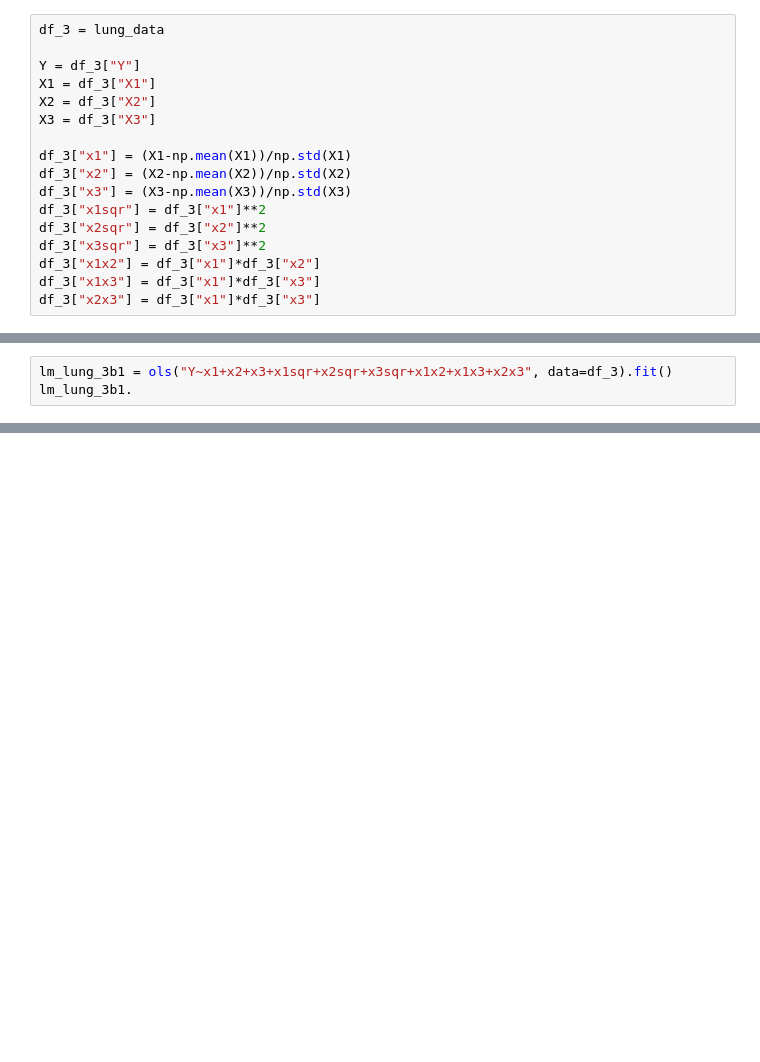
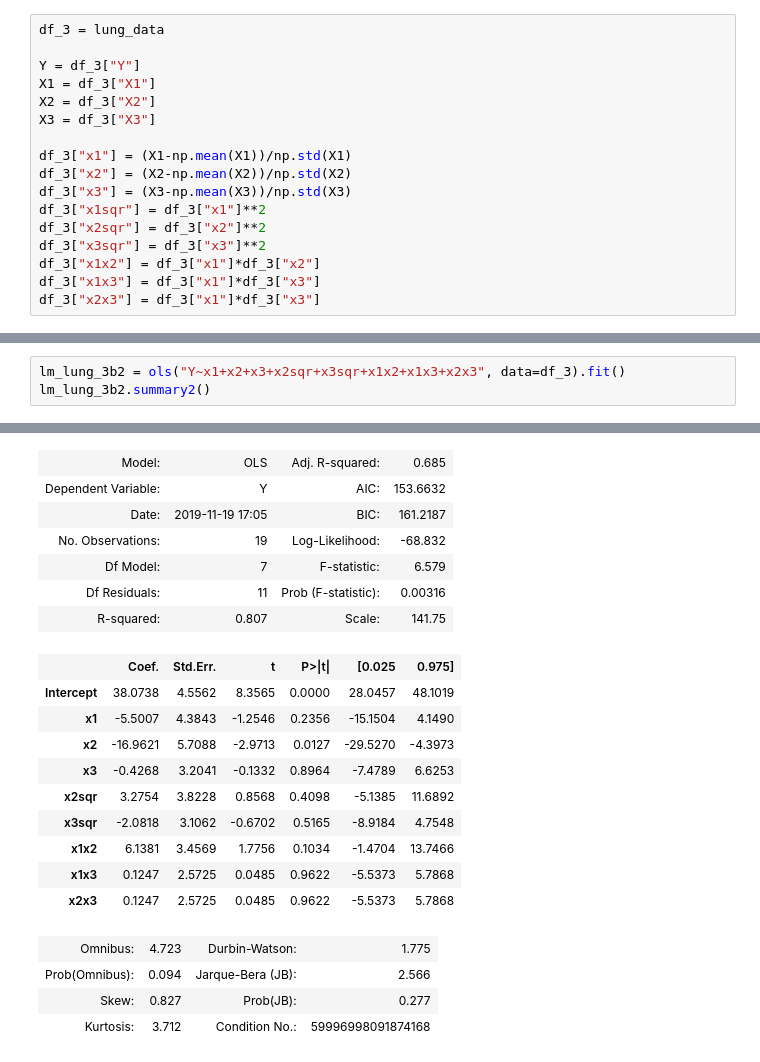
Before and after one commit to srk-apts/CS-E-106, a Jupyter notebook: Homework/HW7/hw7_python.ipynb, the cells around one changed output, grey strips where cells are left out. Cells and saved outputs as stored; diff of their text form; blank space fills up the shorter version.

```diff
--- a/Homework/HW7/hw7_python.ipynb
+++ b/Homework/HW7/hw7_python.ipynb
@@ -387,4 +413,4 @@ summary(lm_lung_3b7)
 # %%
-lm_lung_3b1 = ols("Y~x1+x2+x3+x1sqr+x2sqr+x3sqr+x1x2+x1x3+x2x3", data=df_3).fit()
-lm_lung_3b1.
+lm_lung_3b2 = ols("Y~x1+x2+x3+x2sqr+x3sqr+x1x2+x1x3+x2x3", data=df_3).fit()
+lm_lung_3b2.summary2()
 # %% [output]
@@ -391,0 +417,21 @@ SyntaxError: invalid syntax (<ipython-input-67-a91ca672ceaf>, line 2)
+| Model: | OLS | Adj. R-squared: | 0.685 |
+| Dependent Variable: | Y | AIC: | 153.6632 |
+| Date: | 2019-11-19 17:05 | BIC: | 161.2187 |
+| No. Observations: | 19 | Log-Likelihood: | -68.832 |
+| Df Model: | 7 | F-statistic: | 6.579 |
+| Df Residuals: | 11 | Prob (F-statistic): | 0.00316 |
+| R-squared: | 0.807 | Scale: | 141.75 |
+|  | Coef. | Std.Err. | t | P>|t| | [0.025 | 0.975] |
+| Intercept | 38.0738 | 4.5562 | 8.3565 | 0.0000 | 28.0457 | 48.1019 |
+| x1 | -5.5007 | 4.3843 | -1.2546 | 0.2356 | -15.1504 | 4.1490 |
+| x2 | -16.9621 | 5.7088 | -2.9713 | 0.0127 | -29.5270 | -4.3973 |
+| x3 | -0.4268 | 3.2041 | -0.1332 | 0.8964 | -7.4789 | 6.6253 |
+| x2sqr | 3.2754 | 3.8228 | 0.8568 | 0.4098 | -5.1385 | 11.6892 |
+| x3sqr | -2.0818 | 3.1062 | -0.6702 | 0.5165 | -8.9184 | 4.7548 |
+| x1x2 | 6.1381 | 3.4569 | 1.7756 | 0.1034 | -1.4704 | 13.7466 |
+| x1x3 | 0.1247 | 2.5725 | 0.0485 | 0.9622 | -5.5373 | 5.7868 |
+| x2x3 | 0.1247 | 2.5725 | 0.0485 | 0.9622 | -5.5373 | 5.7868 |
+| Omnibus: | 4.723 | Durbin-Watson: | 1.775 |
+| Prob(Omnibus): | 0.094 | Jarque-Bera (JB): | 2.566 |
+| Skew: | 0.827 | Prob(JB): | 0.277 |
+| Kurtosis: | 3.712 | Condition No.: | 59996998091874168 |
```
Also changed, not shown: parts of 34 cells of this notebook.
